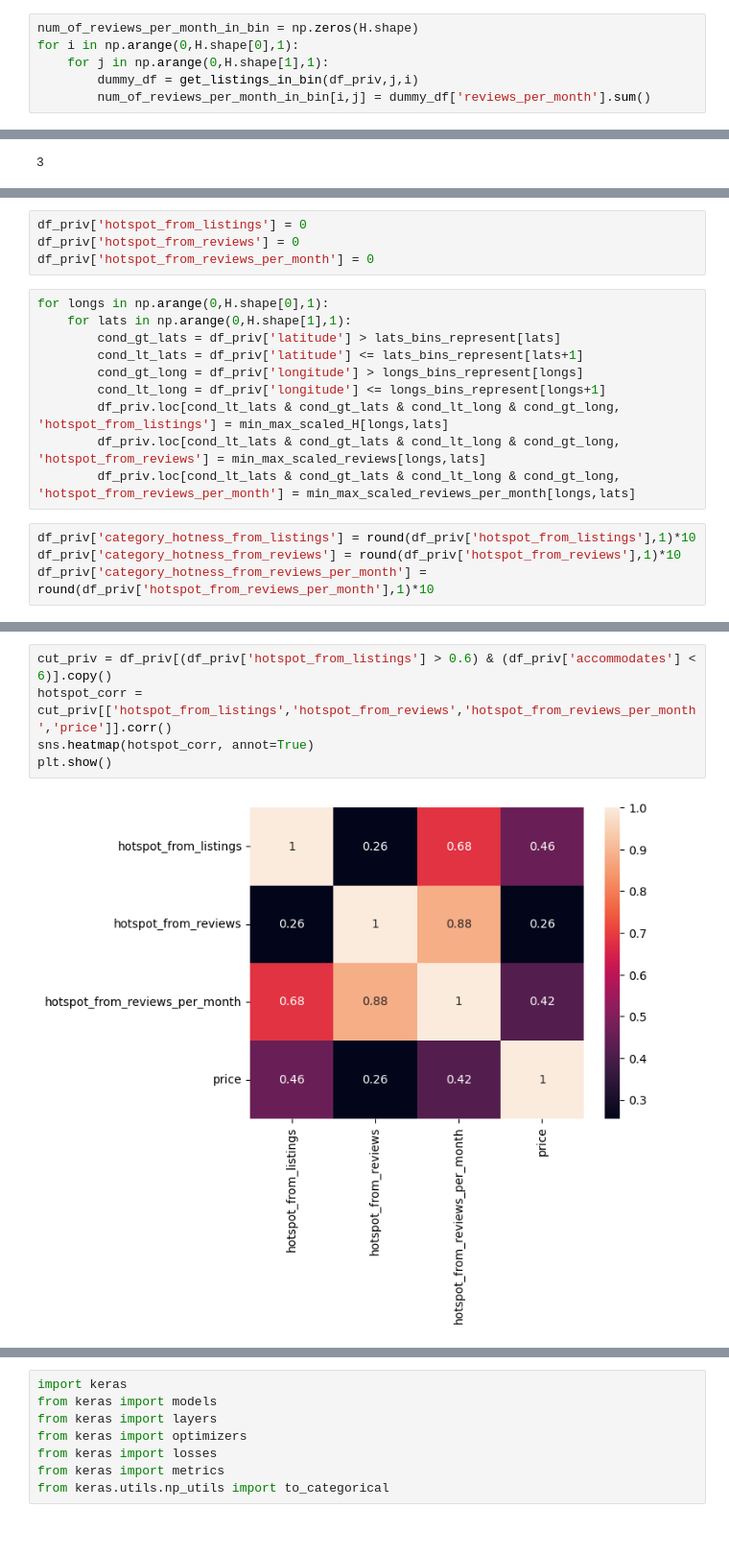
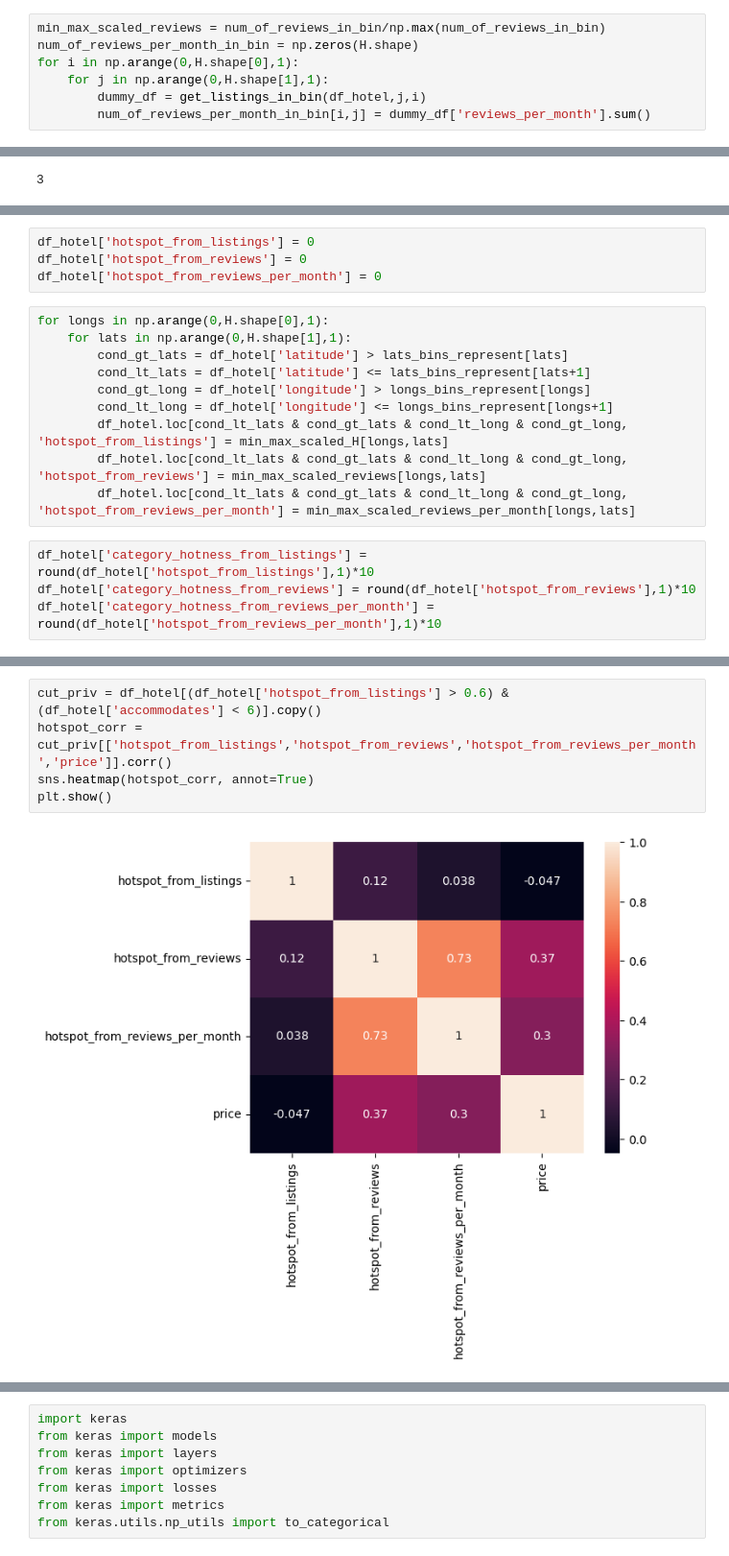
Before and after one commit to Shubhrika007/Erdos_Spring_2023, a Jupyter notebook: hotspot_exploration.ipynb, the cells around one changed output, grey strips where cells are left out. Shown at 96% size. Cells and saved outputs as stored; diff of their text form.

Commit message:
func for hotspot and added clustering

```diff
--- a/hotspot_exploration.ipynb
+++ b/hotspot_exploration.ipynb
@@ -241,8 +368,9 @@ plt.show()
 # %%
 min_max_scaled_reviews = num_of_reviews_in_bin/np.max(num_of_reviews_in_bin)
 # %%
+min_max_scaled_reviews = num_of_reviews_in_bin/np.max(num_of_reviews_in_bin)
 num_of_reviews_per_month_in_bin = np.zeros(H.shape)
 for i in np.arange(0,H.shape[0],1):
     for j in np.arange(0,H.shape[1],1):
-        dummy_df = get_listings_in_bin(df_priv,j,i)
+        dummy_df = get_listings_in_bin(df_hotel,j,i)
         num_of_reviews_per_month_in_bin[i,j] = dummy_df['reviews_per_month'].sum()
@@ -277,19 +407,19 @@ np.shape(np.where((min_max_scaled_H - min_max_scaled_reviews) < -0.3))[1]
 # %%
-df_priv['hotspot_from_listings'] = 0
-df_priv['hotspot_from_reviews'] = 0
-df_priv['hotspot_from_reviews_per_month'] = 0
+df_hotel['hotspot_from_listings'] = 0
+df_hotel['hotspot_from_reviews'] = 0
+df_hotel['hotspot_from_reviews_per_month'] = 0
 # %%
 for longs in np.arange(0,H.shape[0],1):
     for lats in np.arange(0,H.shape[1],1):
-        cond_gt_lats = df_priv['latitude'] > lats_bins_represent[lats]
-        cond_lt_lats = df_priv['latitude'] <= lats_bins_represent[lats+1]
-        cond_gt_long = df_priv['longitude'] > longs_bins_represent[longs]
-        cond_lt_long = df_priv['longitude'] <= longs_bins_represent[longs+1]
-        df_priv.loc[cond_lt_lats & cond_gt_lats & cond_lt_long & cond_gt_long, 'hotspot_from_listings'] = min_max_scaled_H[longs,lats]
-        df_priv.loc[cond_lt_lats & cond_gt_lats & cond_lt_long & cond_gt_long, 'hotspot_from_reviews'] = min_max_scaled_reviews[longs,lats]
-        df_priv.loc[cond_lt_lats & cond_gt_lats & cond_lt_long & cond_gt_long, 'hotspot_from_reviews_per_month'] = min_max_scaled_reviews_per_month[longs,lats]
+        cond_gt_lats = df_hotel['latitude'] > lats_bins_represent[lats]
+        cond_lt_lats = df_hotel['latitude'] <= lats_bins_represent[lats+1]
+        cond_gt_long = df_hotel['longitude'] > longs_bins_represent[longs]
+        cond_lt_long = df_hotel['longitude'] <= longs_bins_represent[longs+1]
+        df_hotel.loc[cond_lt_lats & cond_gt_lats & cond_lt_long & cond_gt_long, 'hotspot_from_listings'] = min_max_scaled_H[longs,lats]
+        df_hotel.loc[cond_lt_lats & cond_gt_lats & cond_lt_long & cond_gt_long, 'hotspot_from_reviews'] = min_max_scaled_reviews[longs,lats]
+        df_hotel.loc[cond_lt_lats & cond_gt_lats & cond_lt_long & cond_gt_long, 'hotspot_from_reviews_per_month'] = min_max_scaled_reviews_per_month[longs,lats]
 # %%
-df_priv['category_hotness_from_listings'] = round(df_priv['hotspot_from_listings'],1)*10
-df_priv['category_hotness_from_reviews'] = round(df_priv['hotspot_from_reviews'],1)*10
-df_priv['category_hotness_from_reviews_per_month'] = round(df_priv['hotspot_from_reviews_per_month'],1)*10
+df_hotel['category_hotness_from_listings'] = round(df_hotel['hotspot_from_listings'],1)*10
+df_hotel['category_hotness_from_reviews'] = round(df_hotel['hotspot_from_reviews'],1)*10
+df_hotel['category_hotness_from_reviews_per_month'] = round(df_hotel['hotspot_from_reviews_per_month'],1)*10
 # %%
@@ -301,9 +431,9 @@ df_priv[df_priv['hotspot_from_listings'] > 0.9].sample(2)
 2 rows × 81 columns
 # %%
-cut_priv = df_priv[(df_priv['hotspot_from_listings'] > 0.6) & (df_priv['accommodates'] < 6)].copy()
+cut_priv = df_hotel[(df_hotel['hotspot_from_listings'] > 0.6) & (df_hotel['accommodates'] < 6)].copy()
 hotspot_corr = cut_priv[['hotspot_from_listings','hotspot_from_reviews','hotspot_from_reviews_per_month','price']].corr()
 sns.heatmap(hotspot_corr, annot=True)
 plt.show()
 # %% [output]
-[figure, old version]
+[figure, new version]
 # %%
```
Also changed, not shown: parts of 45 cells of this notebook, 2 other files.
